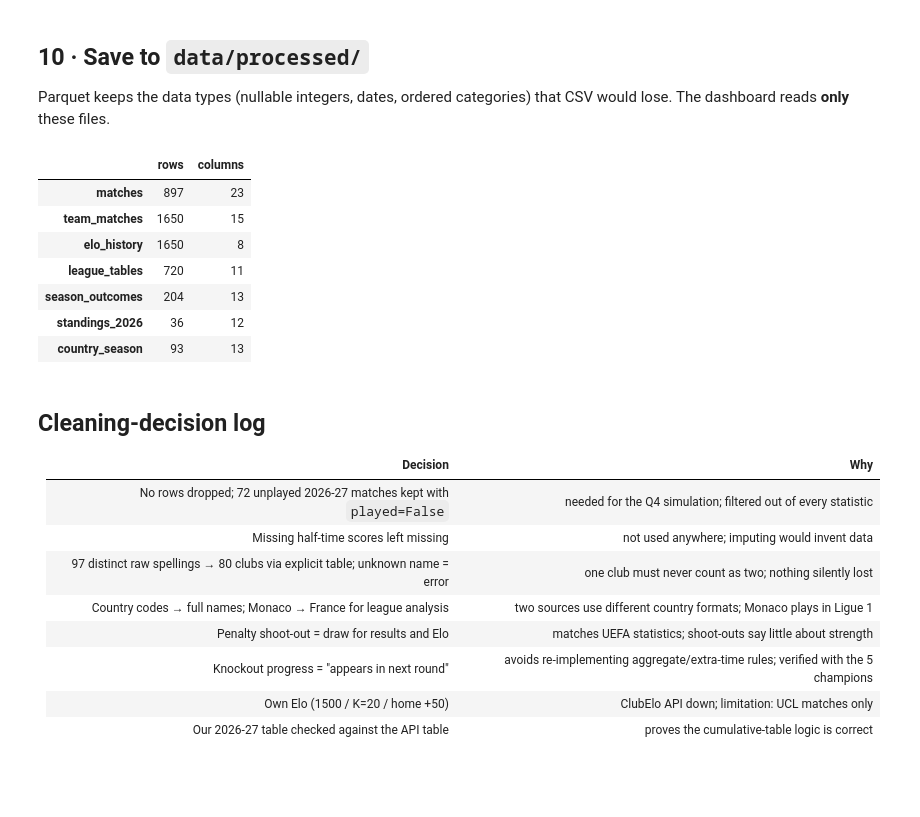
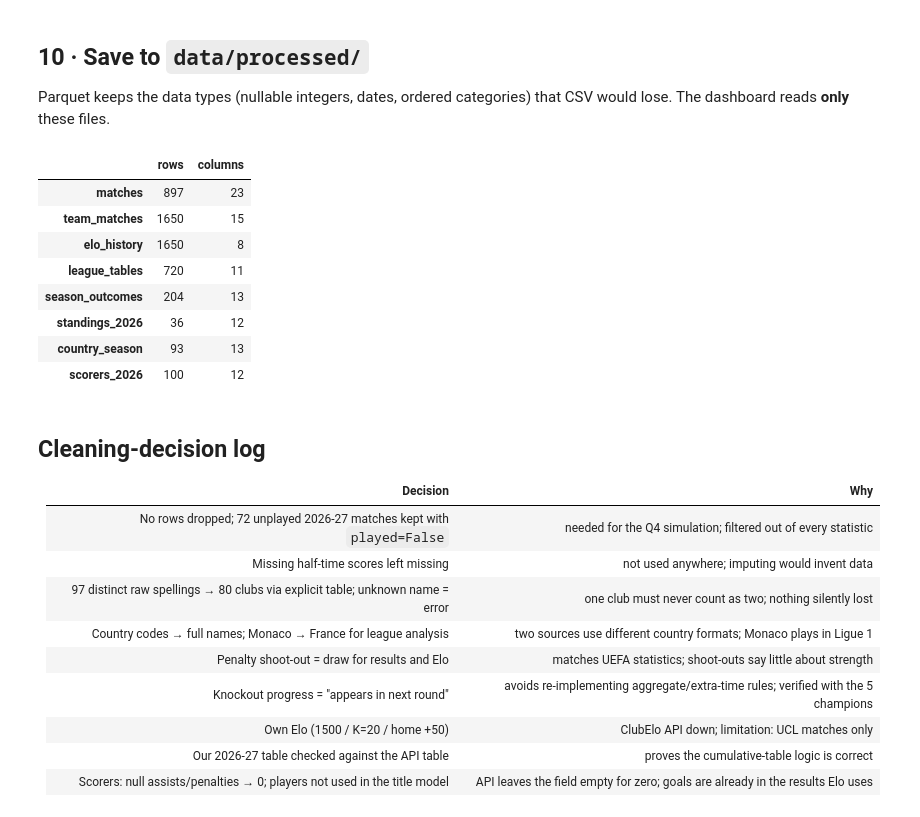
Before and after one commit to Ridzzz0Alam/data-visualization-final-project, a Jupyter notebook: notebooks/01_data_preparation.ipynb, the cells around one changed output. Saved outputs shown, nothing was run; the diff lists cells and outputs as text; code cells hidden in the pictures; blank space fills up the shorter version.

```diff
--- a/notebooks/01_data_preparation.ipynb
+++ b/notebooks/01_data_preparation.ipynb
@@ -388,0 +399,6 @@ countries.pivot_table(index="league_country", columns="season", values="points_p
+# %%
+raw_sc = json.loads((RAW_FD / "cl_2026_scorers.json").read_text(encoding="utf-8"))["scorers"]
+print(f"{len(raw_sc)} players; null assists: {sum(s['assists'] is None for s in raw_sc)}, "
+      f"null penalties: {sum(s['penalties'] is None for s in raw_sc)}")
+scorers = prepare.scorers_2026(standings)
+scorers[["player", "team", "goals", "assists", "team_goals", "goal_share"]].head(8)
@@ -393,21 +420,23 @@ Parquet keeps the data types (nullable integers, dates, ordered categories) that
 # %%
 outputs = {"matches": matches, "team_matches": team_matches, "elo_history": elo_hist,
            "league_tables": tables, "season_outcomes": outcomes,
-           "standings_2026": standings, "country_season": countries}
+           "standings_2026": standings, "country_season": countries,
+           "scorers_2026": scorers}
 OUT = ROOT / "data" / "processed"
 for name, df in outputs.items():
     df.to_parquet(OUT / f"{name}.parquet", index=False)
 pd.DataFrame({"rows": {n: len(d) for n, d in outputs.items()},
               "columns": {n: d.shape[1] for n, d in outputs.items()}})
 # %% [output]
 |  | rows | columns |
 | matches | 897 | 23 |
 | team_matches | 1650 | 15 |
 | elo_history | 1650 | 8 |
 | league_tables | 720 | 11 |
 | season_outcomes | 204 | 13 |
 | standings_2026 | 36 | 12 |
 | country_season | 93 | 13 |
+| scorers_2026 | 100 | 12 |
 # %% [markdown]
 ## Cleaning-decision log
 
@@ -421,3 +450,4 @@ pd.DataFrame({"rows": {n: len(d) for n, d in outputs.items()},
 | Knockout progress = "appears in next round" | avoids re-implementing aggregate/extra-time rules; verified with the 5 champions |
 | Own Elo (1500 / K=20 / home +50) | ClubElo API down; limitation: UCL matches only |
 | Our 2026-27 table checked against the API table | proves the cumulative-table logic is correct |
+| Scorers: null assists/penalties → 0; players not used in the title model | API leaves the field empty for zero; goals are already in the results Elo uses |
```
Also changed, not shown: parts of 2 cells of this notebook, 10 other files.
